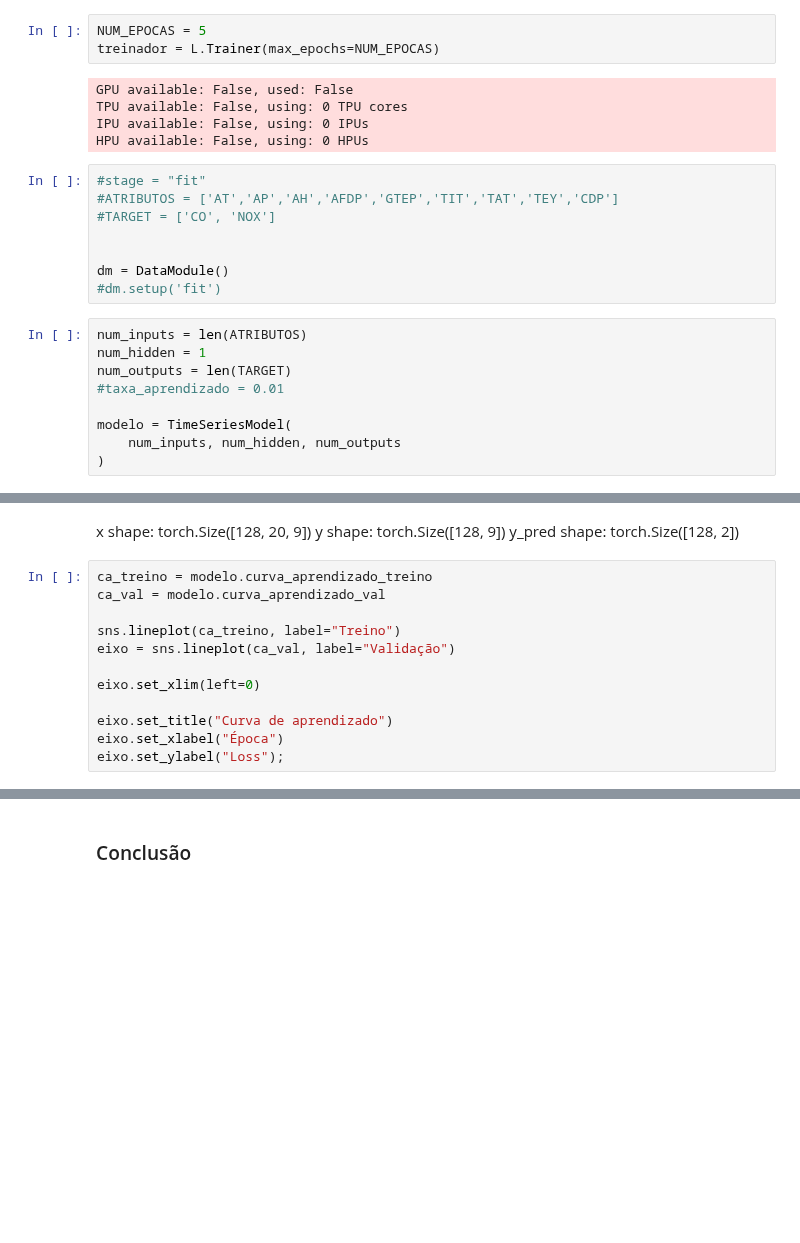
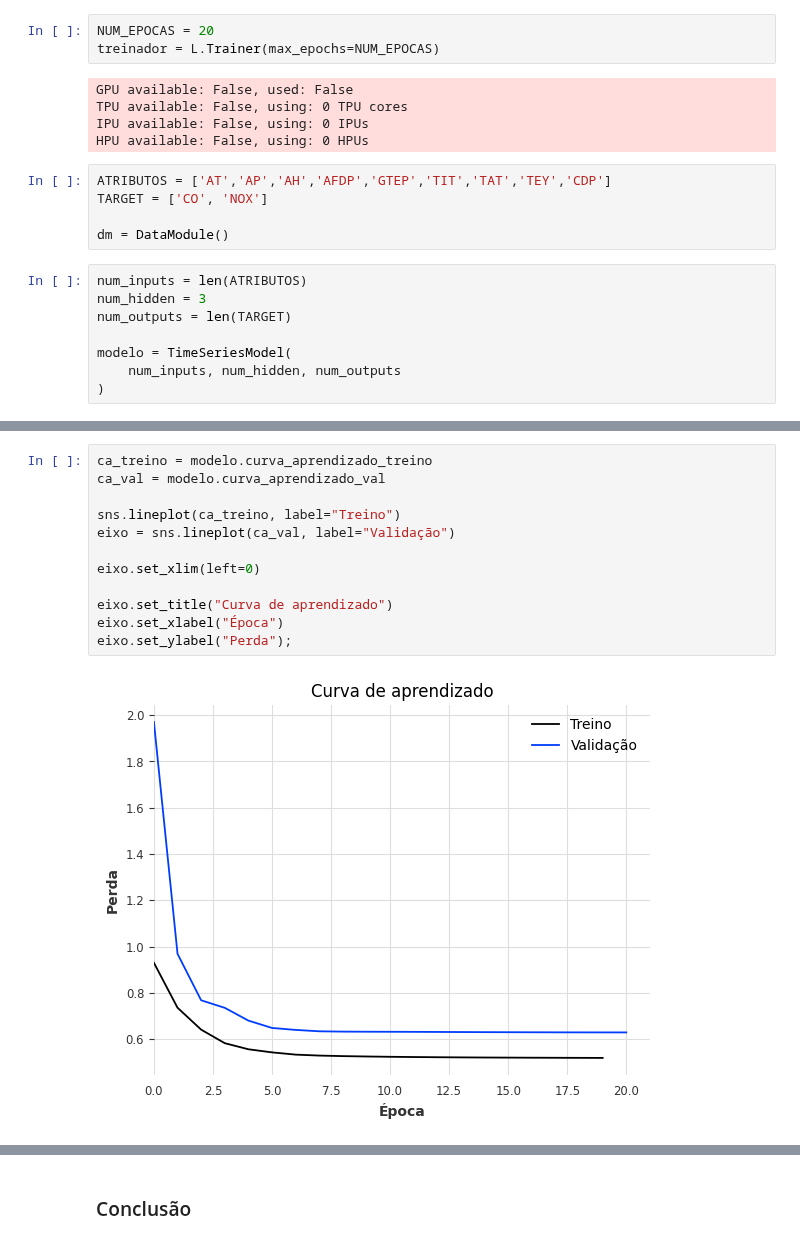
Before and after one commit to CassarGroup/Gas-Turbine_LSTM, a Jupyter notebook: Projeto/Modelos.ipynb, the cells around one changed output, grey strips where cells are left out. Cells and saved outputs as stored; diff of their text form; blank space fills up the shorter version.

```diff
--- a/Projeto/Modelos.ipynb
+++ b/Projeto/Modelos.ipynb
@@ -236,7 +257,7 @@ class TimeSeriesModel(L.LightningModule):
         self.curva_aprendizado_val.append(float(perda_media))
         self.perdas_val.clear()
 # %%
-NUM_EPOCAS = 5
+NUM_EPOCAS = 20
 treinador = L.Trainer(max_epochs=NUM_EPOCAS)
 # %% [output]
 GPU available: False, used: False
@@ -244,18 +265,14 @@ TPU available: False, using: 0 TPU cores
 IPU available: False, using: 0 IPUs
 HPU available: False, using: 0 HPUs
 # %%
-#stage = "fit"
-#ATRIBUTOS = ['AT','AP','AH','AFDP','GTEP','TIT','TAT','TEY','CDP']
-#TARGET = ['CO', 'NOX']
-
+ATRIBUTOS = ['AT','AP','AH','AFDP','GTEP','TIT','TAT','TEY','CDP']
+TARGET = ['CO', 'NOX']
 
 dm = DataModule()
-#dm.setup('fit')
 # %%
 num_inputs = len(ATRIBUTOS)
-num_hidden = 1
+num_hidden = 3
 num_outputs = len(TARGET)
-#taxa_aprendizado = 0.01
 
 modelo = TimeSeriesModel(
     num_inputs, num_hidden, num_outputs
@@ -271,16 +295,14 @@ ValueError: 'CO' is not in list
-# %% [markdown]
-x shape: torch.Size([128, 20, 9])
-y shape: torch.Size([128, 9])
-y_pred shape: torch.Size([128, 2])
 # %%
 ca_treino = modelo.curva_aprendizado_treino
 ca_val = modelo.curva_aprendizado_val
 
 sns.lineplot(ca_treino, label="Treino")
 eixo = sns.lineplot(ca_val, label="Validação")
 
 eixo.set_xlim(left=0)
 
 eixo.set_title("Curva de aprendizado")
 eixo.set_xlabel("Época")
-eixo.set_ylabel("Loss");
+eixo.set_ylabel("Perda");
+# %% [output]
+[figure, added]
```
Also changed, not shown: parts of 29 cells of this notebook.
